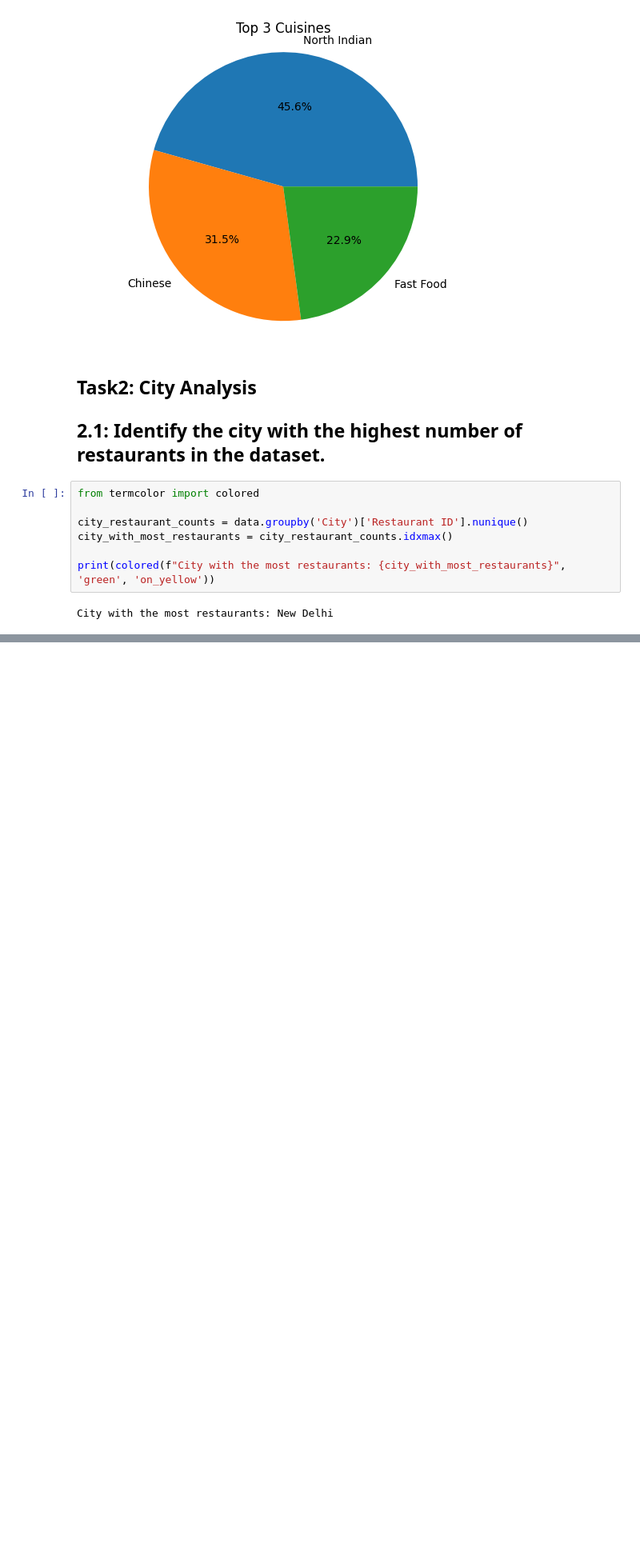
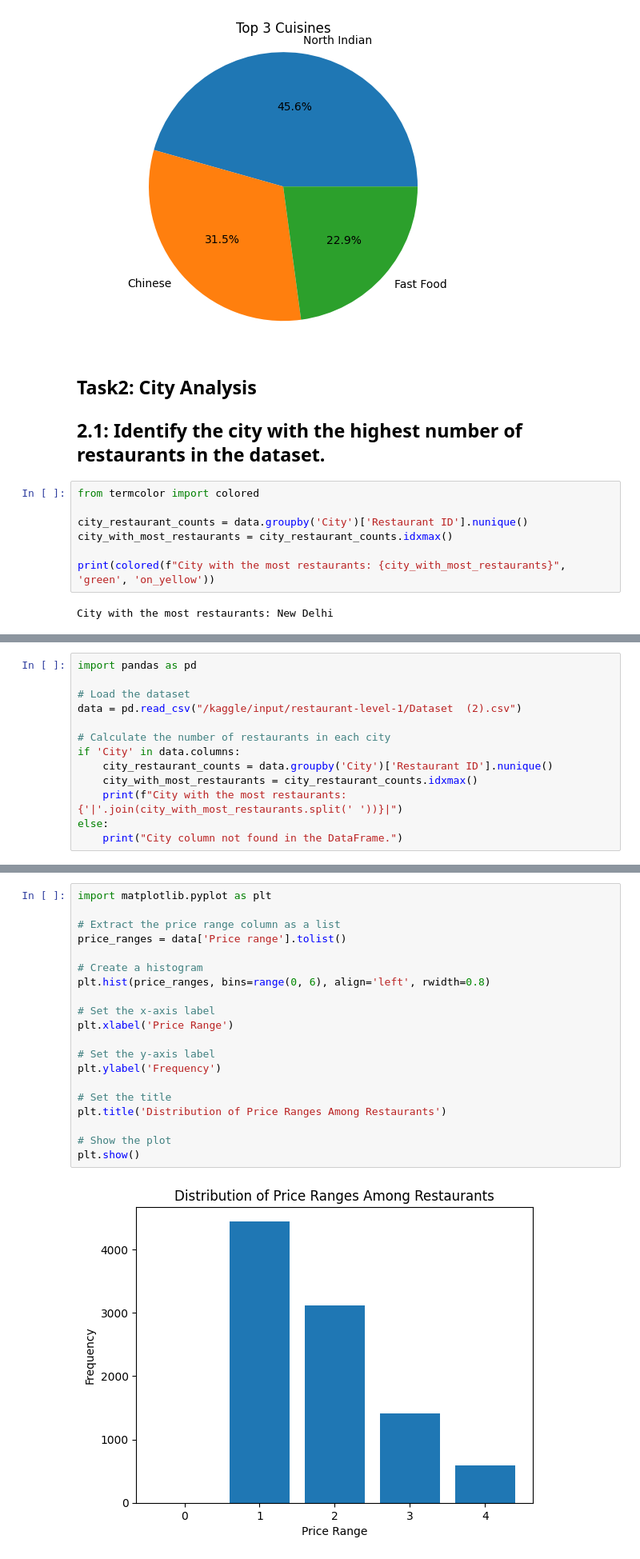
Before and after one commit to AdilBuxmaster/Cognifyz, a Jupyter notebook: level1-congnifyz.ipynb, the cells around one changed output, grey strips where cells are left out. Shown at 80% size. Cells and saved outputs as stored; diff of their text form; blank space fills up the shorter version.

Commit message:
Kaggle Notebook | Level1 Congnifyz | v 3

```diff
--- a/level1-congnifyz.ipynb
+++ b/level1-congnifyz.ipynb
@@ -78,0 +114,13 @@ City with the most restaurants: New Delhi
+# %%
+import pandas as pd
+
+# Load the dataset
+data = pd.read_csv("/kaggle/input/restaurant-level-1/Dataset  (2).csv")
+
+# Calculate the number of restaurants in each city
+if 'City' in data.columns:
+    city_restaurant_counts = data.groupby('City')['Restaurant ID'].nunique()
+    city_with_most_restaurants = city_restaurant_counts.idxmax()
+    print(f"City with the most restaurants: {'|'.join(city_with_most_restaurants.split(' '))}|")
+else:
+    print("City column not found in the DataFrame.")
@@ -78,0 +132,22 @@ City with the most restaurants: New Delhi
+# %%
+import matplotlib.pyplot as plt
+
+# Extract the price range column as a list
+price_ranges = data['Price range'].tolist()
+
+# Create a histogram
+plt.hist(price_ranges, bins=range(0, 6), align='left', rwidth=0.8)
+
+# Set the x-axis label
+plt.xlabel('Price Range')
+
+# Set the y-axis label
+plt.ylabel('Frequency')
+
+# Set the title
+plt.title('Distribution of Price Ranges Among Restaurants')
+
+# Show the plot
+plt.show()
+# %% [output]
+[figure, added]
```
Also changed, not shown: parts of 9 cells of this notebook.
